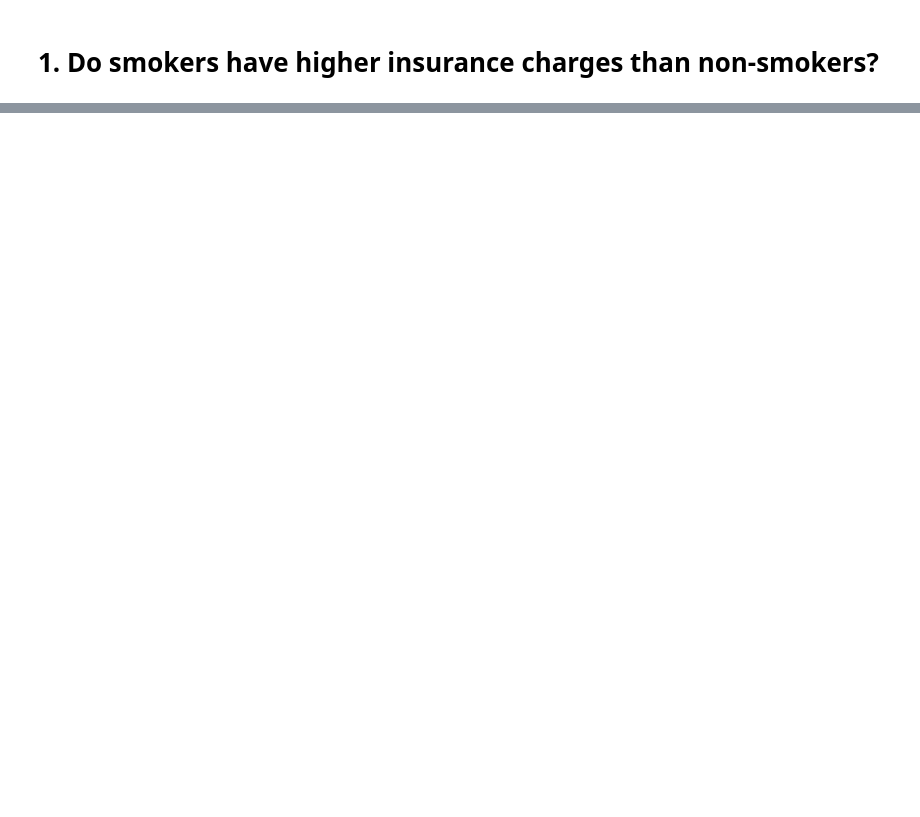
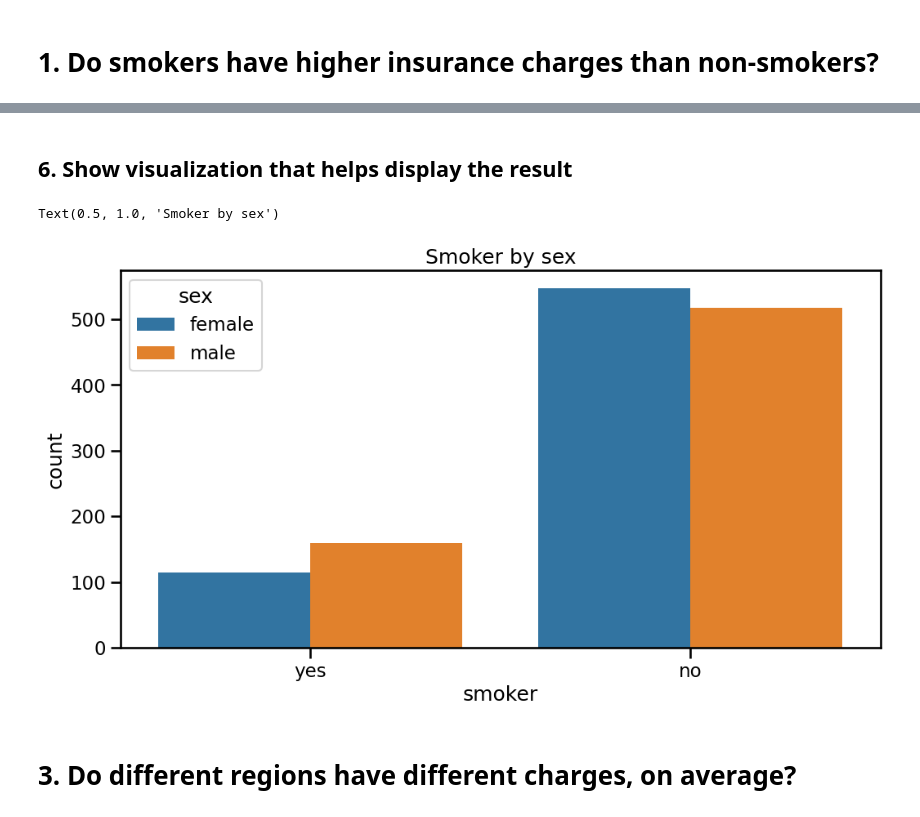
Before and after one commit to tjbingamon/Hypothesis-Testing-with-Insurance-Data, a Jupyter notebook: Hypothesis Testing with Insurance Data (Core).ipynb, the cells around one changed output, grey strips where cells are left out. Drawn from its saved outputs; the diff is of its cells as text; code cells hidden in the pictures; blank space fills up the shorter version.

```diff
--- a/Hypothesis Testing with Insurance Data (Core).ipynb
+++ b/Hypothesis Testing with Insurance Data (Core).ipynb
@@ -48,0 +269,12 @@ memory usage: 10.6+ KB
+# %% [markdown]
+## 6. Show visualization that helps display the result
+# %%
+ax = sns.countplot(data=df, x='smoker', hue='sex')
+
+# Add title to the plot
+ax.set_title('Smoker by sex')
+# %% [output]
+Text(0.5, 1.0, 'Smoker by sex')
+[figure, added]
+# %% [markdown]
+# 3. Do different regions have different charges, on average?
```
Also changed, not shown: parts of 62 cells of this notebook.
